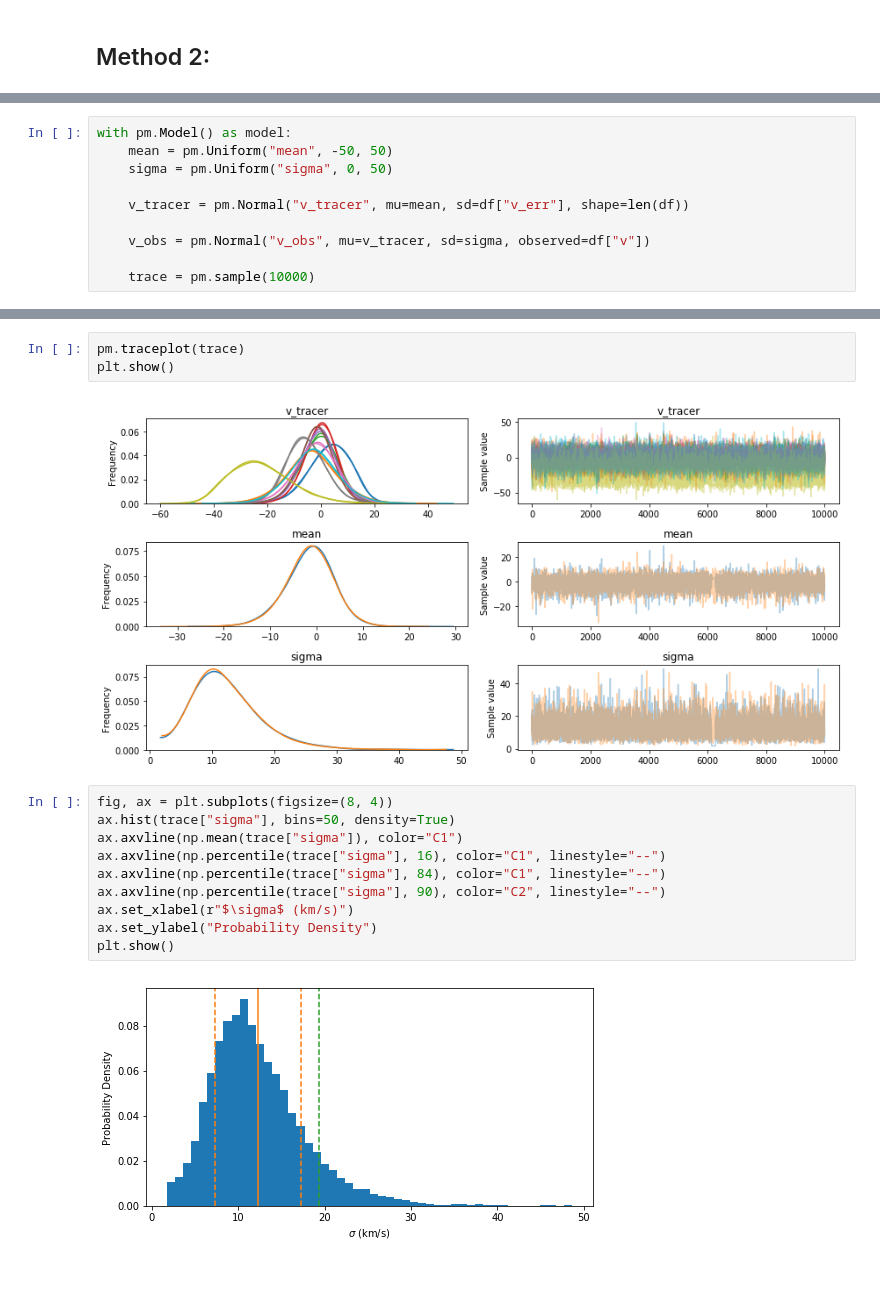
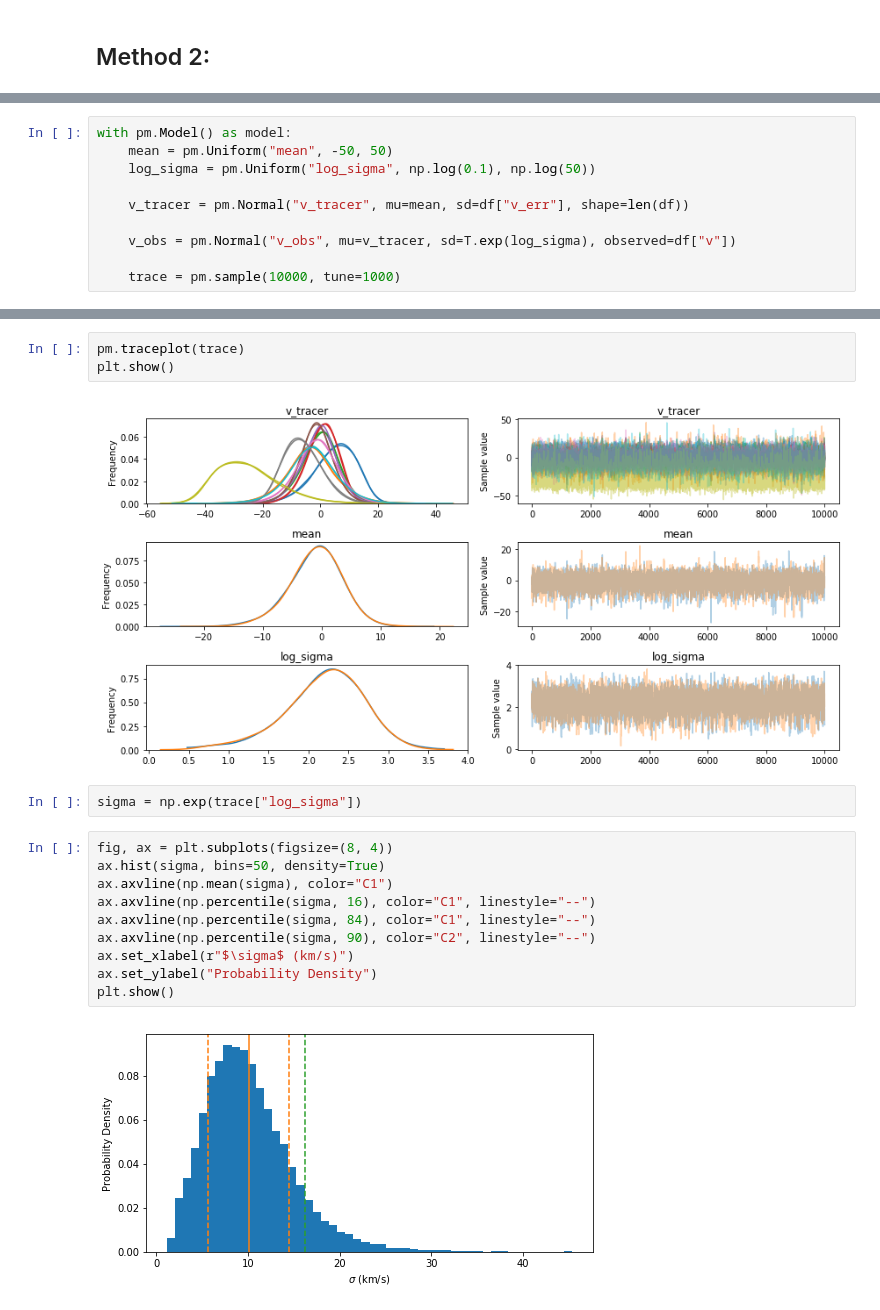
Before and after one commit to pmplewa/NGC1052-DF2, a Jupyter notebook: main.ipynb, the cells around one changed output, grey strips where cells are left out. Saved outputs shown, nothing was run; the diff lists cells and outputs as text; blank space fills up the shorter version.

Commit message:
Use log-uniform prior for sigma

```diff
--- a/main.ipynb
+++ b/main.ipynb
@@ -102,13 +100,13 @@ sigma < 10.66 km/s at 90% confidence
 # %%
 with pm.Model() as model:
     mean = pm.Uniform("mean", -50, 50)
-    sigma = pm.Uniform("sigma", 0, 50)
+    log_sigma = pm.Uniform("log_sigma", np.log(0.1), np.log(50))
 
     v_tracer = pm.Normal("v_tracer", mu=mean, sd=df["v_err"], shape=len(df))
 
-    v_obs = pm.Normal("v_obs", mu=v_tracer, sd=sigma, observed=df["v"])
+    v_obs = pm.Normal("v_obs", mu=v_tracer, sd=T.exp(log_sigma), observed=df["v"])
 
-    trace = pm.sample(10000)
+    trace = pm.sample(10000, tune=1000)
 # %% [output]
 Auto-assigning NUTS sampler...
 Initializing NUTS using jitter+adapt_diag...
@@ -120,17 +119,19 @@ The number of effective samples is smaller than 25% for some parameters.
 pm.traceplot(trace)
 plt.show()
 # %% [output]
-[figure, old version]
+[figure, new version]
+# %%
+sigma = np.exp(trace["log_sigma"])
 # %%
 fig, ax = plt.subplots(figsize=(8, 4))
-ax.hist(trace["sigma"], bins=50, density=True)
-ax.axvline(np.mean(trace["sigma"]), color="C1")
-ax.axvline(np.percentile(trace["sigma"], 16), color="C1", linestyle="--")
-ax.axvline(np.percentile(trace["sigma"], 84), color="C1", linestyle="--")
-ax.axvline(np.percentile(trace["sigma"], 90), color="C2", linestyle="--")
+ax.hist(sigma, bins=50, density=True)
+ax.axvline(np.mean(sigma), color="C1")
+ax.axvline(np.percentile(sigma, 16), color="C1", linestyle="--")
+ax.axvline(np.percentile(sigma, 84), color="C1", linestyle="--")
+ax.axvline(np.percentile(sigma, 90), color="C2", linestyle="--")
 ax.set_xlabel(r"$\sigma$ (km/s)")
 ax.set_ylabel("Probability Density")
 plt.show()
 # %% [output]
-[figure, old version]
+[figure, new version]
 # %%
```
Also changed, not shown: parts of 12 cells of this notebook.
